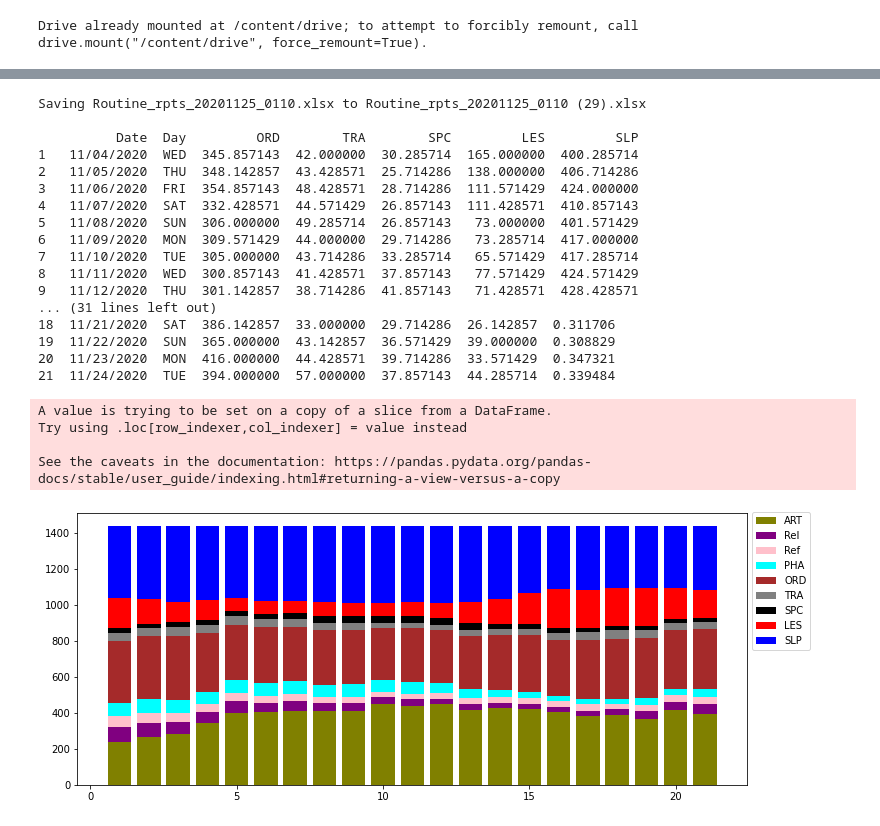
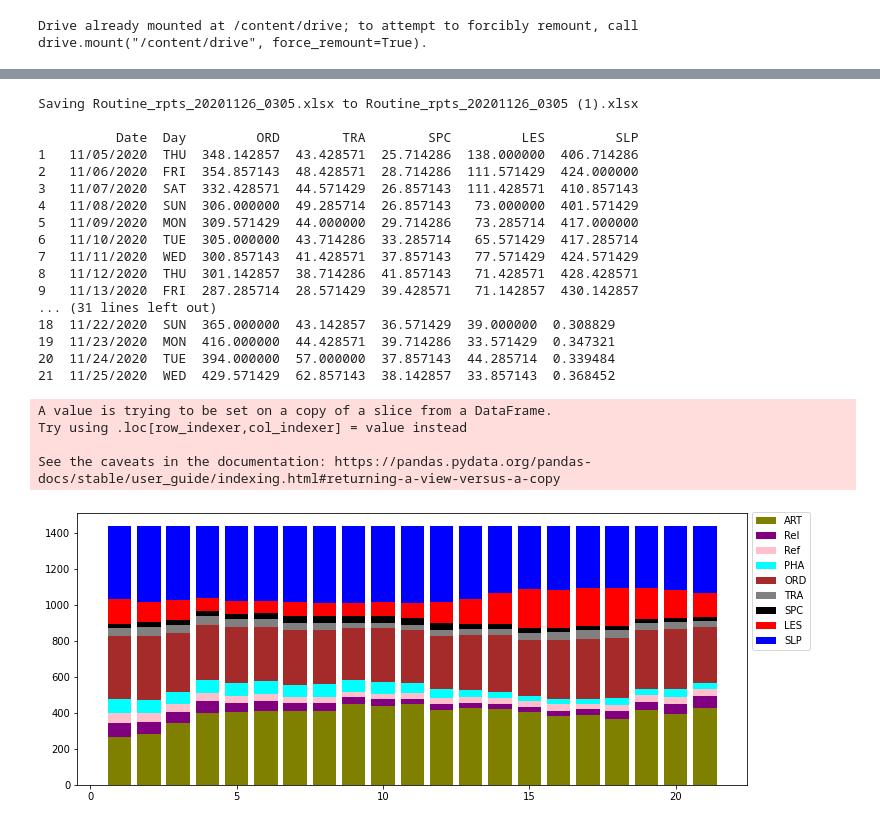
Before and after one commit to son50git/Routine-with-Python, a Jupyter notebook: StackedBar_v8.ipynb, the cells around one changed output, grey strips where cells are left out. Cells and saved outputs as stored; diff of their text form; code cells hidden in the pictures.

```diff
--- a/StackedBar_v8.ipynb
+++ b/StackedBar_v8.ipynb
@@ -74,29 +74,29 @@ Saving Routine_rpts_20201125_0110.xlsx to Routine_rpts_20201125_0110 (28).xlsx
 # %%
-rpt_name ="Routine_rpts_20201125_0110.xlsx"
+rpt_name ="Routine_rpts_20201126_0305.xlsx"
 stackedBarCategories(rpt_name, roll_prd=7, SHOW_STATS=1)
 # %% [output]
 Drive already mounted at /content/drive; to attempt to forcibly remount, call drive.mount("/content/drive", force_remount=True).
 [interactive output not drawn]
-Saving Routine_rpts_20201125_0110.xlsx to Routine_rpts_20201125_0110 (29).xlsx
+Saving Routine_rpts_20201126_0305.xlsx to Routine_rpts_20201126_0305 (1).xlsx
 
           Date  Day         ORD        TRA        SPC         LES         SLP
-1   11/04/2020  WED  345.857143  42.000000  30.285714  165.000000  400.285714
-2   11/05/2020  THU  348.142857  43.428571  25.714286  138.000000  406.714286
-3   11/06/2020  FRI  354.857143  48.428571  28.714286  111.571429  424.000000
-4   11/07/2020  SAT  332.428571  44.571429  26.857143  111.428571  410.857143
-5   11/08/2020  SUN  306.000000  49.285714  26.857143   73.000000  401.571429
-6   11/09/2020  MON  309.571429  44.000000  29.714286   73.285714  417.000000
-7   11/10/2020  TUE  305.000000  43.714286  33.285714   65.571429  417.285714
-8   11/11/2020  WED  300.857143  41.428571  37.857143   77.571429  424.571429
-9   11/12/2020  THU  301.142857  38.714286  41.857143   71.428571  428.428571
+1   11/05/2020  THU  348.142857  43.428571  25.714286  138.000000  406.714286
+2   11/06/2020  FRI  354.857143  48.428571  28.714286  111.571429  424.000000
+3   11/07/2020  SAT  332.428571  44.571429  26.857143  111.428571  410.857143
+4   11/08/2020  SUN  306.000000  49.285714  26.857143   73.000000  401.571429
+5   11/09/2020  MON  309.571429  44.000000  29.714286   73.285714  417.000000
+6   11/10/2020  TUE  305.000000  43.714286  33.285714   65.571429  417.285714
+7   11/11/2020  WED  300.857143  41.428571  37.857143   77.571429  424.571429
+8   11/12/2020  THU  301.142857  38.714286  41.857143   71.428571  428.428571
+9   11/13/2020  FRI  287.285714  28.571429  39.428571   71.142857  430.142857
 ... (31 lines left out)
-18  11/21/2020  SAT  386.142857  33.000000  29.714286  26.142857  0.311706
-19  11/22/2020  SUN  365.000000  43.142857  36.571429  39.000000  0.308829
-20  11/23/2020  MON  416.000000  44.428571  39.714286  33.571429  0.347321
-21  11/24/2020  TUE  394.000000  57.000000  37.857143  44.285714  0.339484
+18  11/22/2020  SUN  365.000000  43.142857  36.571429  39.000000  0.308829
+19  11/23/2020  MON  416.000000  44.428571  39.714286  33.571429  0.347321
+20  11/24/2020  TUE  394.000000  57.000000  37.857143  44.285714  0.339484
+21  11/25/2020  WED  429.571429  62.857143  38.142857  33.857143  0.368452
 A value is trying to be set on a copy of a slice from a DataFrame.
 Try using .loc[row_indexer,col_indexer] = value instead
 
 See the caveats in the documentation: https://pandas.pydata.org/pandas-docs/stable/user_guide/indexing.html#returning-a-view-versus-a-copy
-[figure, old version]
+[figure, new version]
 # %%
```
Also changed, not shown: parts of 2 cells of this notebook.
